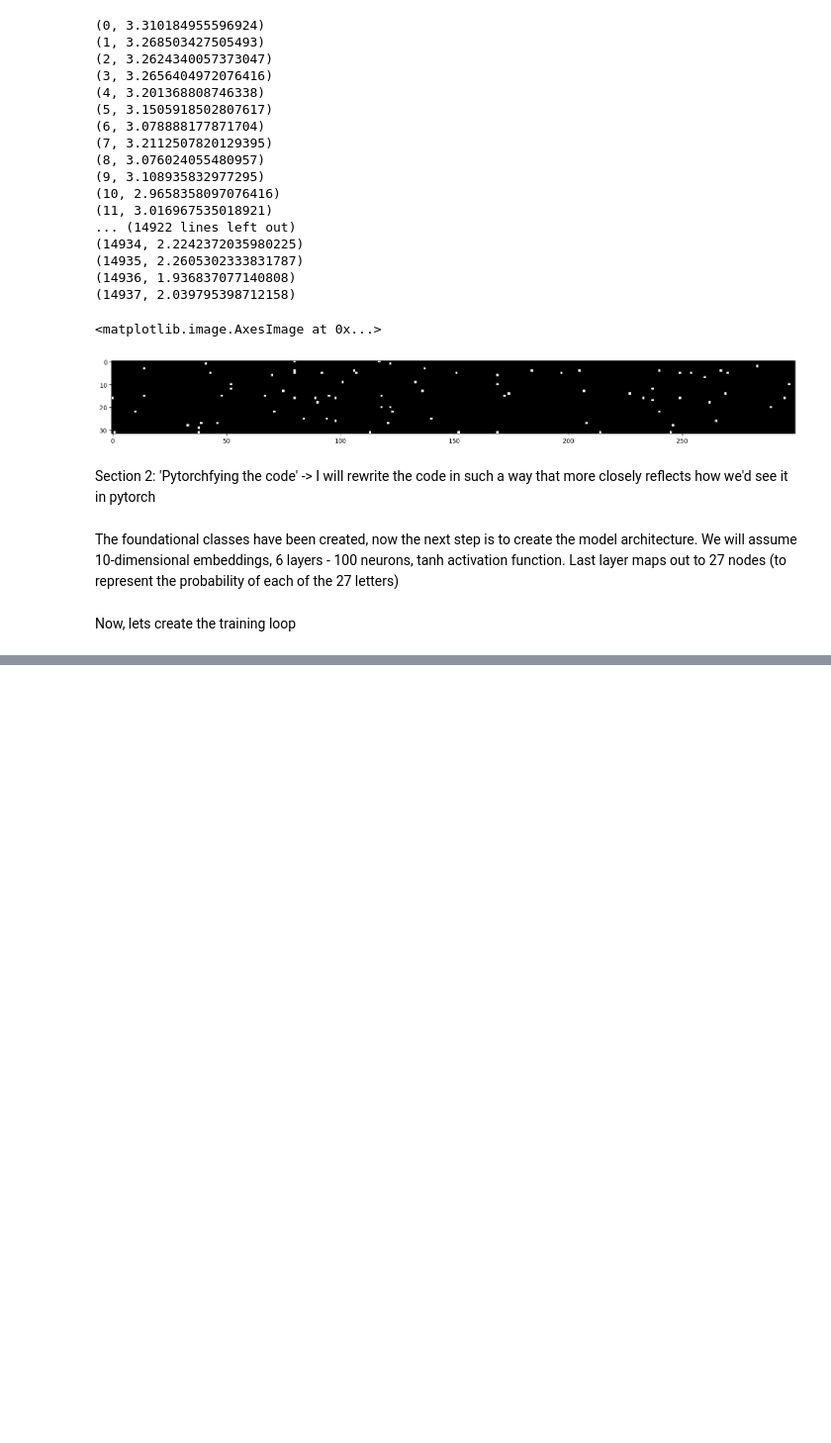
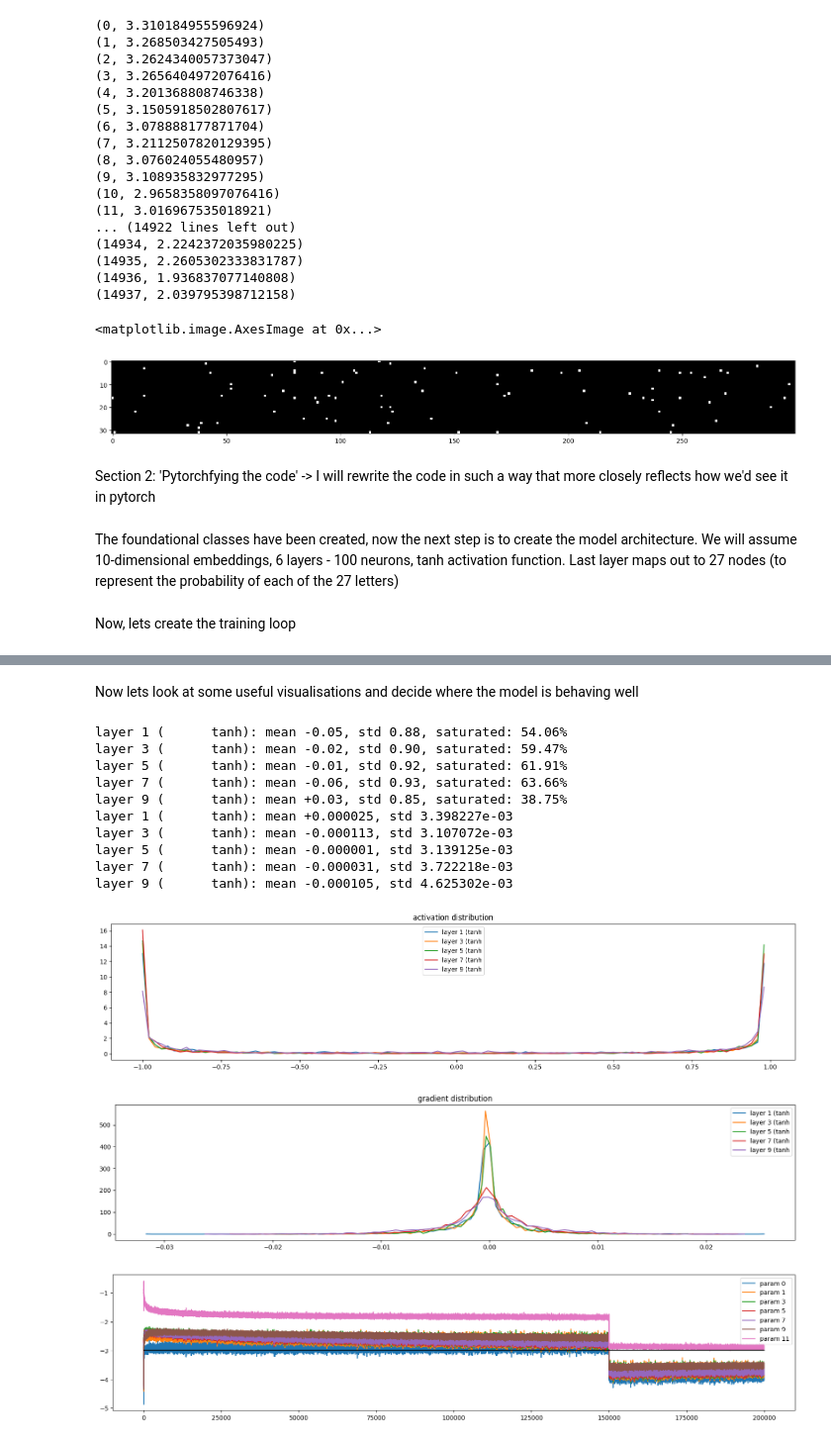
Before and after one commit to hamadomran/Hamads-Learning-Log, a Jupyter notebook: 04-Makemore_MLP_Part2/makemore_mlp2.ipynb, the cells around one changed output, grey strips where cells are left out. Shown at 99% size. Drawn from its saved outputs; the diff is of its cells as text; code cells hidden in the pictures; blank space fills up the shorter version.

```diff
--- a/04-Makemore_MLP_Part2/makemore_mlp2.ipynb
+++ b/04-Makemore_MLP_Part2/makemore_mlp2.ipynb
@@ -944,7 +944,7 @@ class BatchNorm1D:
             xmean = self.mean_running
             xstd = self.std_running
 
-        xhat = x-xmean/xstd
+        xhat = (x-xmean)/xstd
 
         self.out = self.gain * xhat +self.bias
 
@@ -963,9 +963,8 @@ class BatchNorm1D:
 
 class tanh:
 
-    def __call__(self):
-
-     self.out = (math.exp(x)-math.exp(-x))/(math.exp(x)+math.exp(-x))
+    def __call__(self,x):
+     self.out = torch.tanh(x)
      return self.out
 
     def parameters(self):
@@ -990,9 +989,9 @@ linear(n_hidden, 27),
 
 with torch.no_grad():
     layers[-1].weight *= 0.1 #Make last layer less confident
-    for layers in layers[:-1]:
-      if isinstance(layers, linear):
-        layers.weight *= 5/3 #Apply gain to all the other layers
+    for layer in layers[:-1]:
+      if isinstance(layer, linear):
+        layer.weight *= 5/3 #Apply gain to all the other layers
 
 parameters = [C] + [p for layer in layers for p in layer.parameters()]
 for p in parameters:
@@ -1019,0 +1063,53 @@ for i in range(iter):
+# %% [markdown]
+Now lets look at some useful visualisations and decide where the model is behaving well
+# %%
+#Visualize the activations
+plt.figure(figsize=(20, 4)) # width and height of the plot
+legends = []
+for i, layer in enumerate(layers[:-1]): # note: exclude the output layer
+  if isinstance(layer, tanh):
+    t = layer.out
+    print('layer %d (%10s): mean %+.2f, std %.2f, saturated: %.2f%%' % (i, layer.__class__.__name__, t.mean(), t.std(), (t.abs() > 0.97).float().mean()*100))
+    hy, hx = torch.histogram(t, density=True)
+    plt.plot(hx[:-1].detach(), hy.detach())
+    legends.append(f'layer {i} ({layer.__class__.__name__}')
+plt.legend(legends);
+plt.title('activation distribution')
+
+
+#Visualize the Gradients
+plt.figure(figsize=(20, 4)) # width and height of the plot
+legends = []
+for i, layer in enumerate(layers[:-1]): # note: exclude the output layer
+  if isinstance(layer, tanh):
+    t = layer.out.grad
+    print('layer %d (%10s): mean %+f, std %e' % (i, layer.__class__.__name__, t.mean(), t.std()))
+    hy, hx = torch.histogram(t, density=True)
+    plt.plot(hx[:-1].detach(), hy.detach())
+    legends.append(f'layer {i} ({layer.__class__.__name__}')
+plt.legend(legends);
+plt.title('gradient distribution')
+
+#Visualize the update-data ratio
+plt.figure(figsize=(20, 4))
+legends = []
+for i,p in enumerate(parameters):
+  if p.ndim == 2:
+    plt.plot([ud[j][i] for j in range(len(ud))])
+    legends.append('param %d' % i)
+plt.plot([0, len(ud)], [-3, -3], 'k') # these ratios should be ~1e-3, indicate on plot
+plt.legend(legends);
+# %% [output]
+layer 1 (      tanh): mean -0.05, std 0.88, saturated: 54.06%
+layer 3 (      tanh): mean -0.02, std 0.90, saturated: 59.47%
+layer 5 (      tanh): mean -0.01, std 0.92, saturated: 61.91%
+layer 7 (      tanh): mean -0.06, std 0.93, saturated: 63.66%
+layer 9 (      tanh): mean +0.03, std 0.85, saturated: 38.75%
+layer 1 (      tanh): mean +0.000025, std 3.398227e-03
+layer 3 (      tanh): mean -0.000113, std 3.107072e-03
+layer 5 (      tanh): mean -0.000001, std 3.139125e-03
+layer 7 (      tanh): mean -0.000031, std 3.722218e-03
+layer 9 (      tanh): mean -0.000105, std 4.625302e-03
+[figure, added]
+[figure, added]
+[figure, added]
```
Also changed, not shown: parts of 6 cells of this notebook.
